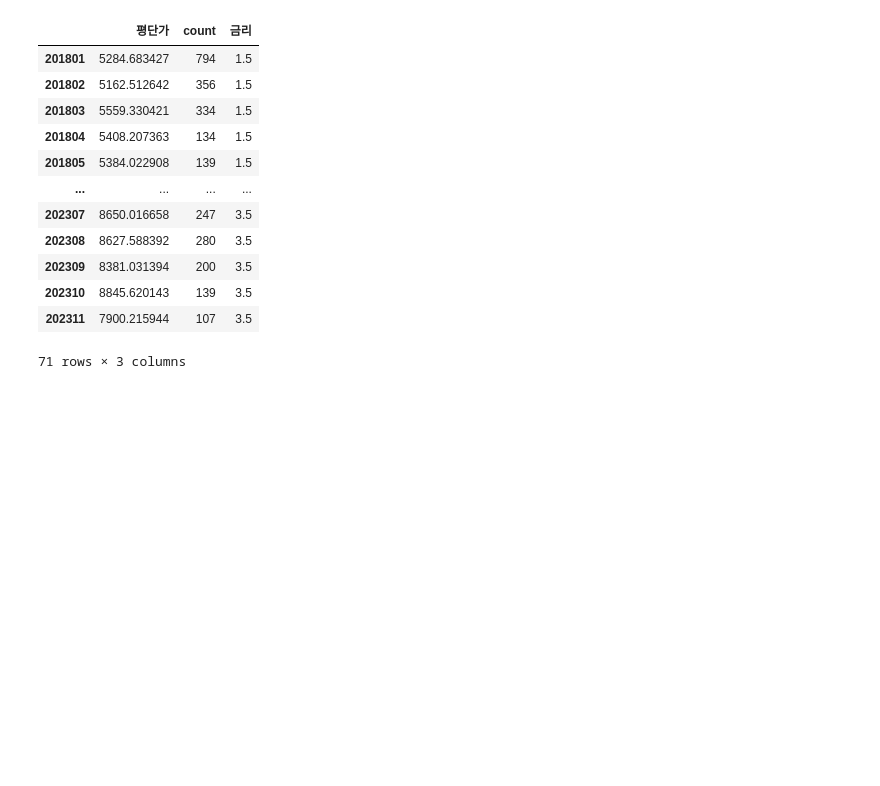
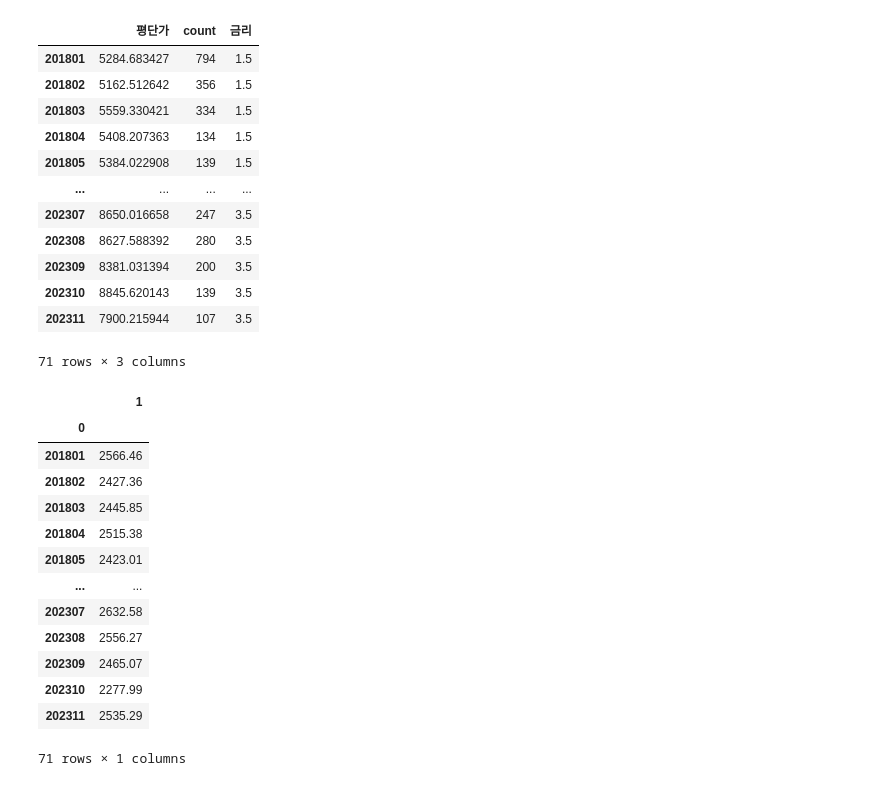
Before and after one commit to Elderman-91/green_team_project_1, a Jupyter notebook: mj2.ipynb, the cells around one changed output. Cells and saved outputs as stored; diff of their text form; code cells hidden in the pictures; blank space fills up the shorter version.

```diff
--- a/mj2.ipynb
+++ b/mj2.ipynb
@@ -137,3 +137,23 @@ final_out_df
 | 202310 | 8845.620143 | 139 | 3.5 |
 | 202311 | 7900.215944 | 107 | 3.5 |
 71 rows × 3 columns
+# %%
+kospi = pd.read_csv('data/kospi.csv',index_col=0)
+kosdaq = pd.read_csv('data/kosdaq.csv', index_col=0)
+# %%
+kospi
+# %% [output]
+|  | 1 |
+| 0 |  |
+| 201801 | 2566.46 |
+| 201802 | 2427.36 |
+| 201803 | 2445.85 |
+| 201804 | 2515.38 |
+| 201805 | 2423.01 |
+| ... | ... |
+| 202307 | 2632.58 |
+| 202308 | 2556.27 |
+| 202309 | 2465.07 |
+| 202310 | 2277.99 |
+| 202311 | 2535.29 |
+71 rows × 1 columns
```
